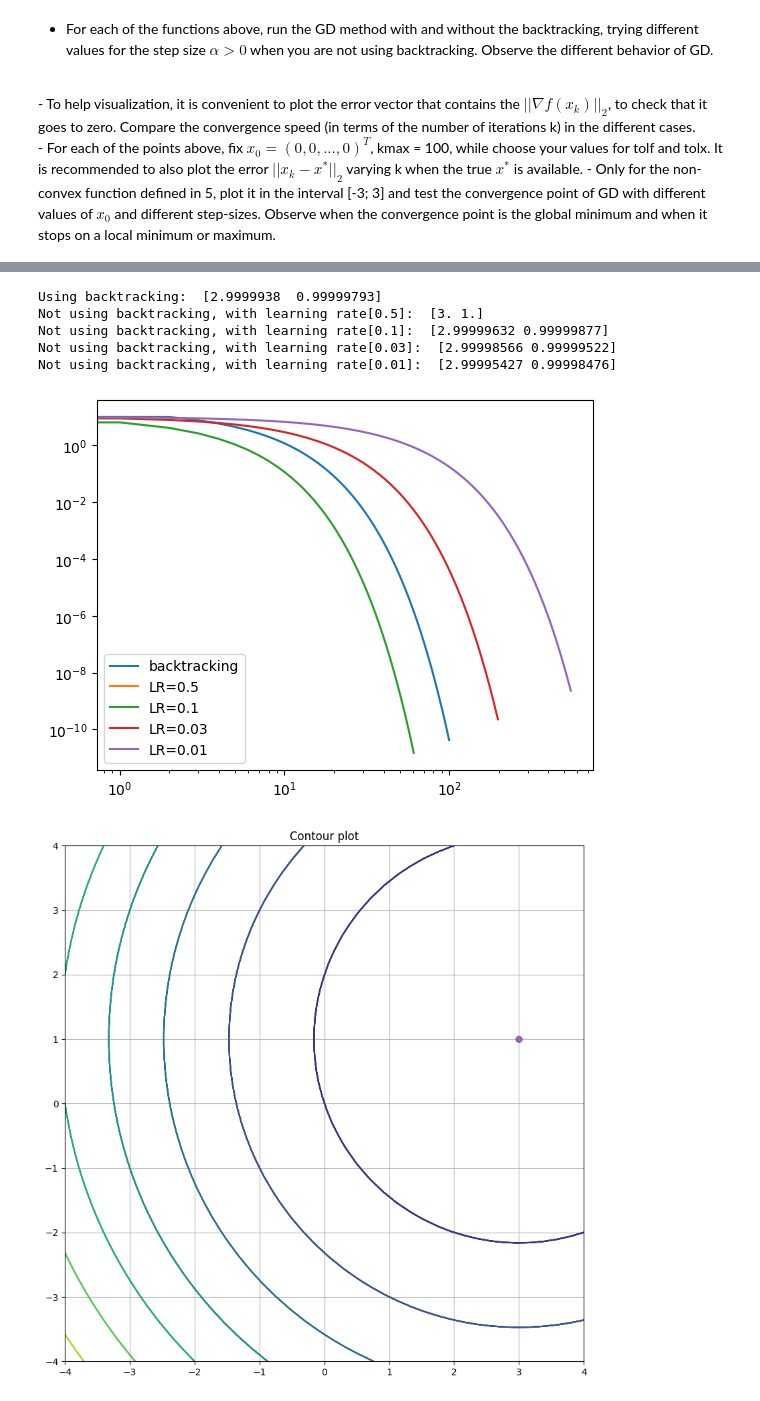
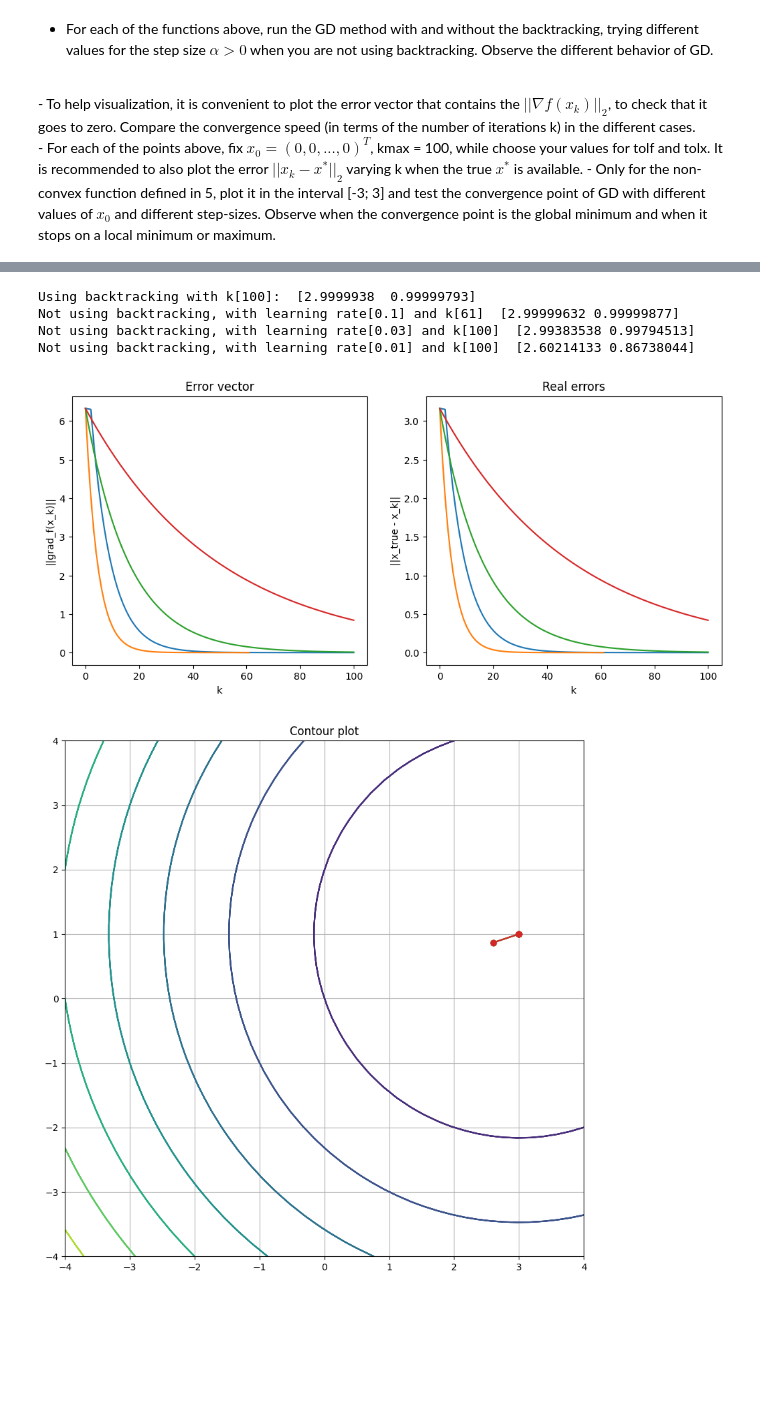
Before and after one commit to ChiaraAngileri/SMM_lab, a Jupyter notebook: Lab3/lab3.ipynb, the cells around one changed output, grey strips where cells are left out. Saved outputs shown, nothing was run; the diff lists cells and outputs as text; code cells hidden in the pictures; blank space fills up the shorter version.

```diff
--- a/Lab3/lab3.ipynb
+++ b/Lab3/lab3.ipynb
@@ -103,10 +103,11 @@ def backtracking(f, grad_f, x):
             break
     return alpha
 # %%
-def GD(f, grad_f, x0, kmax, tolf, tolx, step=0.001, useBackTracking=True):
+def GD(f, grad_f, x0, kmax, tolf, tolx, step=0.001, useBackTracking=True, real_value=None):
 
     # Initialization
     k = 0
+    true_errors = []
 
     dim_m, dim_n = (kmax+1, ) + x0.shape
 
@@ -120,6 +121,7 @@ def GD(f, grad_f, x0, kmax, tolf, tolx, step=0.001, useBackTracking=True):
     f_val[k] = f(x0)
     grads[k] = grad_f(x0)
     err_val[k] = np.linalg.norm(grad_f(x0))
+    if(real_value!=None): true_errors.append(np.linalg.norm(real_value - x[k]))
 
     # Choose step size
     alpha = step
@@ -130,6 +132,7 @@ def GD(f, grad_f, x0, kmax, tolf, tolx, step=0.001, useBackTracking=True):
     f_val[k] = f(x[k])
     grads[k] = grad_f(x[k])
     err_val[k] = np.linalg.norm(grad_f(x[k]))
+    if(real_value!=None): true_errors.append(np.linalg.norm(real_value - x[k]))
 
     #Conditions
     cond1 = (np.linalg.norm(grad_f(x[k])) > tolf * grad_f(x[k-1])).all()
@@ -154,6 +157,7 @@ def GD(f, grad_f, x0, kmax, tolf, tolx, step=0.001, useBackTracking=True):
         f_val[k] = f(x[k])
         grads[k] = grad_f(x[k])
         err_val[k] = np.linalg.norm(grad_f(x[k]))
+        if(real_value!=None): true_errors.append(np.linalg.norm(real_value - x[k]))
 
         #Update condintions
         cond1 = np.linalg.norm(grad_f(x[k])) > tolf * grad_f(x[k-1]).all()
@@ -166,9 +170,9 @@ def GD(f, grad_f, x0, kmax, tolf, tolx, step=0.001, useBackTracking=True):
     grads = grads[:k+1]
     err_val = err_val[:k+1]
 
-    return x, k, f_val, grads, err_val
+    return x, k, f_val, grads, err_val, true_errors
 # %%
-x, k, fval, grads, errval = GD(f, grad_f, np.asarray([2]), 1000, 1e-6, 1e-6)
+x, k, fval, grads, errval, _ = GD(f, grad_f, np.asarray([2]), 1000, 1e-6, 1e-6)
 print(x[k])
 # %% [output]
 [-0.9999938]
@@ -302,65 +306,86 @@ When we are not using backtracking we are testing with learning rate of $0.5$, $
 x0 = np.asarray([0,0])
 tolx = 1e-6
 tolf = 1e-6
-kmax = 10000
+kmax = 100
+x_true = [3, 1]
 
-cvector = np.asarray([0.5, 0.1, 0.03, 0.01])
+cvector = np.asarray([0.1, 0.03, 0.01])
 
 f_tot = []
 x_tot = []
-x_min = np.zeros((5, 2))
+err_tot = []
+k_tot = []
+true_errors = []
+x_min = np.zeros((4, 2))
 
-x, k, f_val, grads, err_val  = GD(f1, grad_f1, x0, kmax, tolf, tolx, useBackTracking=True)
+x, k, f_val, grads, err_val, real_err  = GD(f1, grad_f1, x0, kmax, tolf, tolx, useBackTracking=True, real_value=x_true)
 f_tot.append(f_val)
 x_tot.append(x)
+err_tot.append(err_val)
+k_tot.append(k)
+true_errors.append(real_err)
 x_min[0] = x[k]
 
-print("Using backtracking: ", x_min[0])
+print(f"Using backtracking with k[{k}]: ", x_min[0])
 
 i=1
 for c in cvector:
-    x, k, f_val, grads, err_val  = GD(f1, grad_f1, x0, kmax, tolf, tolx, step=c, useBackTracking=False)
+    x, k, f_val, grads, err_val, real_err  = GD(f1, grad_f1, x0, kmax, tolf, tolx, step=c, useBackTracking=False, real_value=x_true)
 
     f_tot.append(f_val)
     x_tot.append(x)
+    err_tot.append(err_val)
+    k_tot.append(k)
+    true_errors.append(real_err)
     x_min[i] = (x[k])
 
-    print(f"Not using backtracking, with learning rate[{c}]: ", x_min[i])
+    print(f"Not using backtracking, with learning rate[{c}] and k[{k}] ", x_min[i])
 
     i+=1
 
+plt.figure(figsize=(12, 5))
 
-plt.figure()
-plt.yscale("log")
-plt.xscale("log")
-legend=['backtracking','LR=0.5','LR=0.1', 'LR=0.03', 'LR=0.01']
+plt.subplot(1,2,1)
+plt.title('Error vector')
+plt.xlabel('k')
+plt.ylabel('||grad_f(x_k)||')
 
-for i in range(len(x_tot)):
-    plt.plot(f_tot[i])
-plt.legend(legend)
-plt.show()
+for e in range(len(f_tot)):
+    kk = np.arange(0, k_tot[e]+1)
+    plt.plot(kk, err_tot[e])
+legend=['backtracking', 'LR=0.1', 'LR=0.03', 'LR=0.01']
 
 
+plt.subplot(1,2,2)
+plt.title('Real errors')
+plt.xlabel('k')
+plt.ylabel('||x_true - x_k||')
+
+for e in range(len(f_tot)):
+    kk = np.arange(0, k_tot[e]+1)
+    plt.plot(kk, true_errors[e])
+legend=['backtracking', 'LR=0.1', 'LR=0.03', 'LR=0.01']
+
+plt.show()
 
 
 plt.figure(figsize=(10, 10))
 for i in range(len(x_tot)):
     xv = np.linspace(-4, 4, 40)
     yv = np.linspace(-4, 4, 40)
     xx, yy = np.meshgrid(xv, yv)
     #Compute the value of f over the grid
     zz = f1([xx, yy])
     plt.contour(xx, yy, zz)
 
     plt.plot(x_min[:,0], x_min[:,1], 'o-')
 plt.title("Contour plot")
 plt.grid()
 plt.show()
 # %% [output]
-Using backtracking:  [2.9999938  0.99999793]
-Not using backtracking, with learning rate[0.5]:  [3. 1.]
-Not using backtracking, with learning rate[0.1]:  [2.99999632 0.99999877]
-Not using backtracking, with learning rate[0.03]:  [2.99998566 0.99999522]
-Not using backtracking, with learning rate[0.01]:  [2.99995427 0.99998476]
+Using backtracking with k[100]:  [2.9999938  0.99999793]
+Not using backtracking, with learning rate[0.1] and k[61]  [2.99999632 0.99999877]
+Not using backtracking, with learning rate[0.03] and k[100]  [2.99383538 0.99794513]
+Not using backtracking, with learning rate[0.01] and k[100]  [2.60214133 0.86738044]
-[figure, old version]
+[figure, new version]
-[figure, old version]
+[figure, new version]
```
Also changed, not shown: parts of 1 cell of this notebook.
